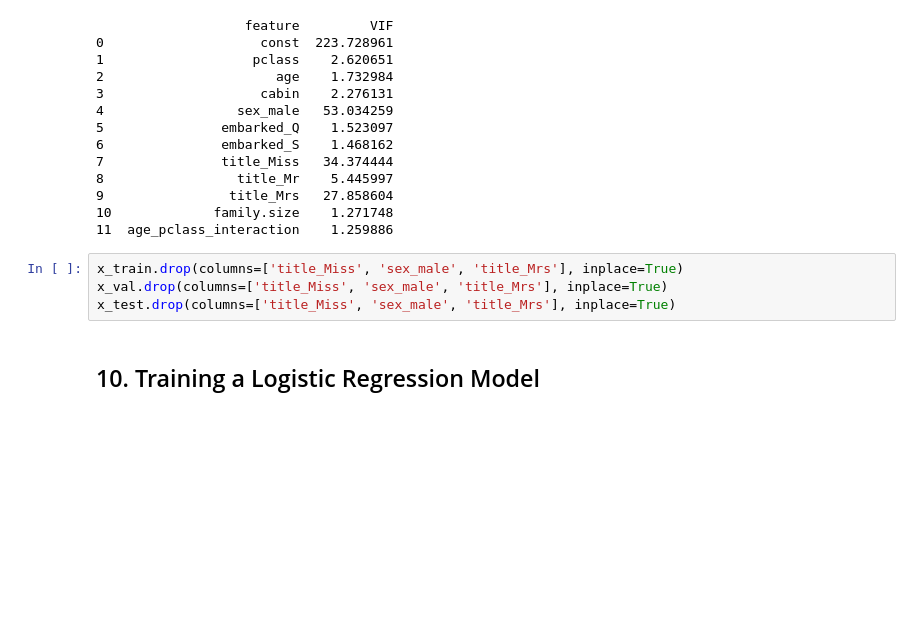
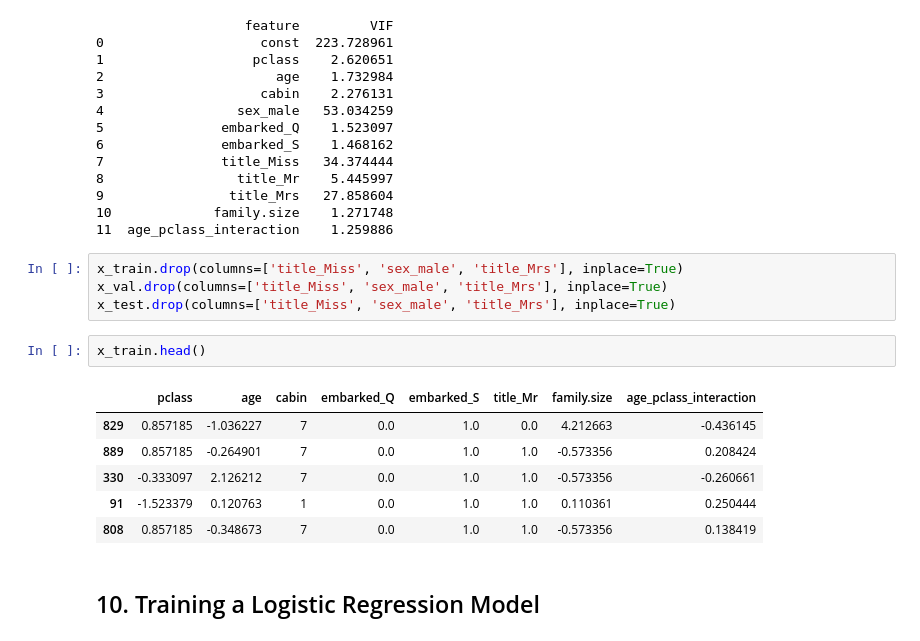
Before and after one commit to fedecaselli/ML-fundamentals-2025, a Jupyter notebook: AssignmentI/assignment_1_<Federica_Caselli[Caselli]>.ipynb, the cells around one changed output. Cells and saved outputs as stored; diff of their text form; blank space fills up the shorter version.

```diff
--- a/AssignmentI/assignment_1_<Federica_Caselli[Caselli]>.ipynb
+++ b/AssignmentI/assignment_1_<Federica_Caselli[Caselli]>.ipynb
@@ -1637,6 +1678,15 @@ print(vif_data)
 x_train.drop(columns=['title_Miss', 'sex_male', 'title_Mrs'], inplace=True)
 x_val.drop(columns=['title_Miss', 'sex_male', 'title_Mrs'], inplace=True)
 x_test.drop(columns=['title_Miss', 'sex_male', 'title_Mrs'], inplace=True)
+# %%
+x_train.head()
+# %% [output]
+|  | pclass | age | cabin | embarked_Q | embarked_S | title_Mr | family.size | age_pclass_interaction |
+| 829 | 0.857185 | -1.036227 | 7 | 0.0 | 1.0 | 0.0 | 4.212663 | -0.436145 |
+| 889 | 0.857185 | -0.264901 | 7 | 0.0 | 1.0 | 1.0 | -0.573356 | 0.208424 |
+| 330 | -0.333097 | 2.126212 | 7 | 0.0 | 1.0 | 1.0 | -0.573356 | -0.260661 |
+| 91 | -1.523379 | 0.120763 | 1 | 0.0 | 1.0 | 1.0 | 0.110361 | 0.250444 |
+| 808 | 0.857185 | -0.348673 | 7 | 0.0 | 1.0 | 1.0 | -0.573356 | 0.138419 |
 # %% [markdown]
 ## 10. Training a Logistic Regression Model
 # %%
```
Also changed, not shown: parts of 15 cells of this notebook.
